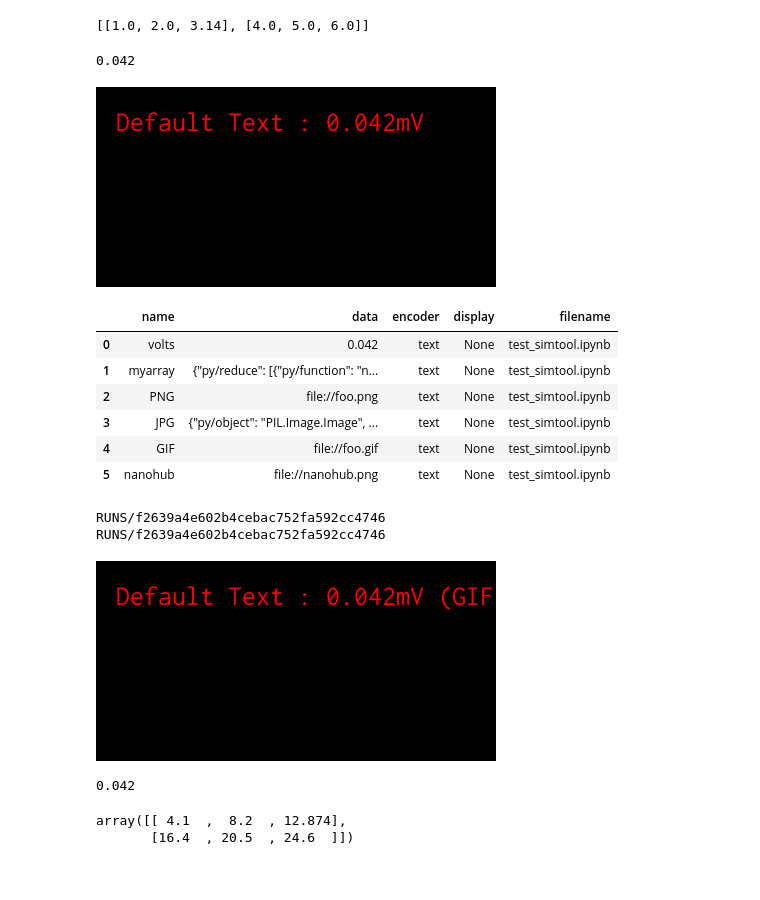
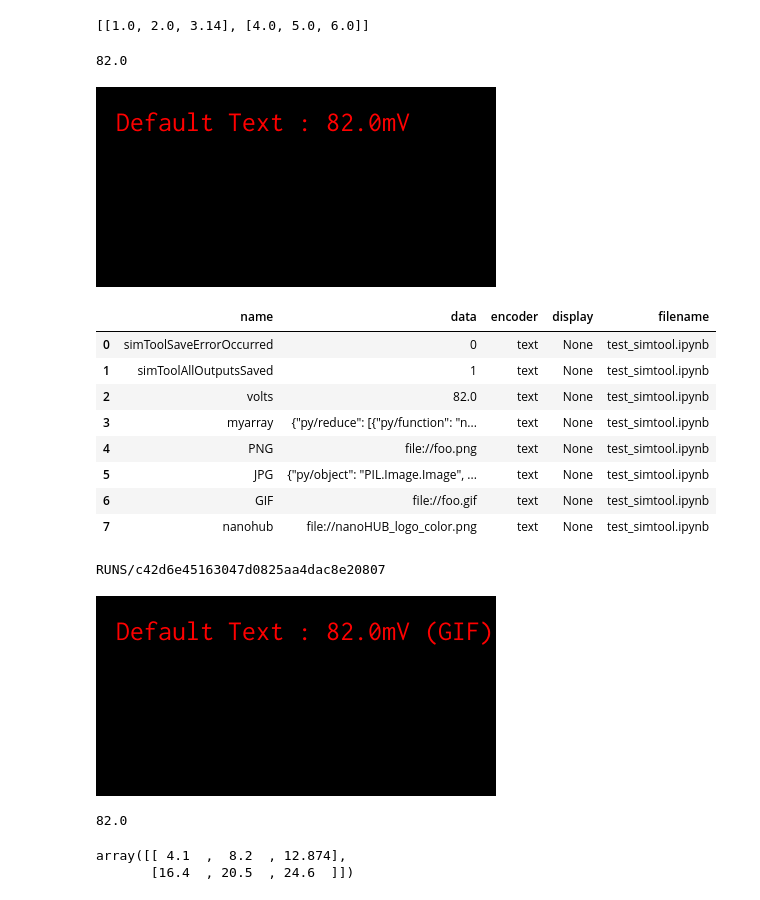
Before and after one commit to hubzero/simtool, a Jupyter notebook: docs/usage/basic.ipynb, the cells around one changed output. Cells and saved outputs as stored; diff of their text form; code cells hidden in the pictures.

```diff
--- a/docs/usage/basic.ipynb
+++ b/docs/usage/basic.ipynb
@@ -11,0 +8,7 @@ nb = 'test_simtool'
+# %%
+# specify a simtool
+
+simToolName = "test_simtool"
+simToolLocation = searchForSimTool(simToolName)
+for key in simToolLocation.keys():
+    print("%18s = %s" % (key,simToolLocation[key]))
@@ -13,7 +21,7 @@ nb = 'test_simtool'
 ## Setting Inputs
 # %%
 # get the list of inputs for the simtool.
-inputs = get_inputs(nb)
+inputs = getSimToolInputs(simToolLocation)
 inputs
 # %% [output]
 some_text:
@@ -79,6 +87,6 @@ inputs.volts
     value: 20
 # %%
 # use units, if you want
-inputs.volts.value = '.042 mV'
+inputs.volts.value = '.082 V'
 inputs.volts.value
 # %% [output]
@@ -88,5 +96,7 @@ inputs.volts.value
 # %%
 # Do a single run with those inputs
 # Default is to put the run in RUNS/uuid.
-r = Run(nb, inputs)
+#r = Run(simToolLocation, inputs, cache=False)
+
+r = Run(simToolLocation, inputs)
 # %% [output]
@@ -101,37 +119,38 @@ r.inputs.myarray.value
 # %%
 r.inputs.volts.value
 # %% [output]
-0.042
+82.0
 # %%
 # output database is accessed from the Run object
-db = r.db
-db.read('PNG')
+
+r.read('PNG')
 # %% [output]
-[figure, old version]
+[figure, new version]
 # %%
 # see raw results database
-db.nb.scrap_dataframe
+r.getResultSummary()
 # %% [output]
 |  | name | data | encoder | display | filename |
-| 0 | volts | 0.042 | text | None | test_simtool.ipynb |
-| 1 | myarray | {"py/reduce": [{"py/function": "n... | text | None | test_simtool.ipynb |
-| 2 | PNG | file://foo.png | text | None | test_simtool.ipynb |
-| 3 | JPG | {"py/object": "PIL.Image.Image", ... | text | None | test_simtool.ipynb |
-| 4 | GIF | file://foo.gif | text | None | test_simtool.ipynb |
-| 5 | nanohub | file://nanohub.png | text | None | test_simtool.ipynb |
+| 0 | simToolSaveErrorOccurred | 0 | text | None | test_simtool.ipynb |
+| 1 | simToolAllOutputsSaved | 1 | text | None | test_simtool.ipynb |
+| 2 | volts | 82.0 | text | None | test_simtool.ipynb |
+| 3 | myarray | {"py/reduce": [{"py/function": "n... | text | None | test_simtool.ipynb |
+| 4 | PNG | file://foo.png | text | None | test_simtool.ipynb |
+| 5 | JPG | {"py/object": "PIL.Image.Image", ... | text | None | test_simtool.ipynb |
+| 6 | GIF | file://foo.gif | text | None | test_simtool.ipynb |
+| 7 | nanohub | file://nanoHUB_logo_color.png | text | None | test_simtool.ipynb |
 # %%
-# where is my output?  either of these work
-print(db.dir)
+# where is my output?
+
 print(r.outdir)
 # %% [output]
-RUNS/f2639a4e602b4cebac752fa592cc4746
-RUNS/f2639a4e602b4cebac752fa592cc4746
+RUNS/c42d6e45163047d0825aa4dac8e20807
 # %%
-db.read('GIF')
+r.read('GIF')
 # %% [output]
-[figure, old version]
+[figure, new version]
 # %%
-db.read('volts')
+r.read('volts')
 # %% [output]
-0.042
+82.0
 # %%
```
Also changed, not shown: parts of 14 cells of this notebook, 6 other files.
